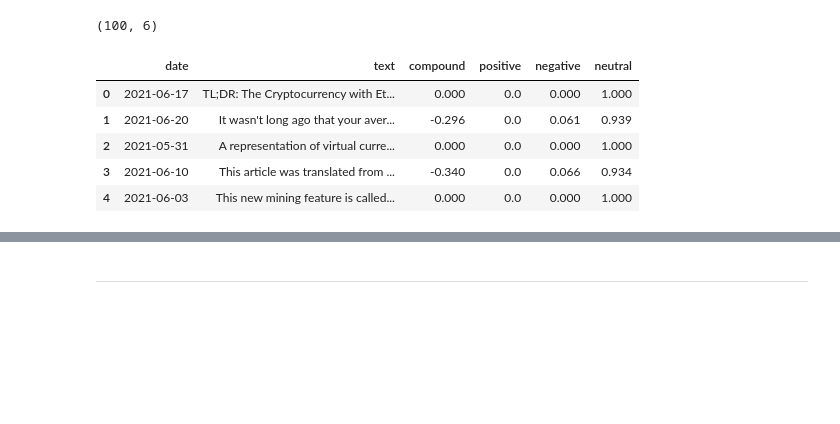
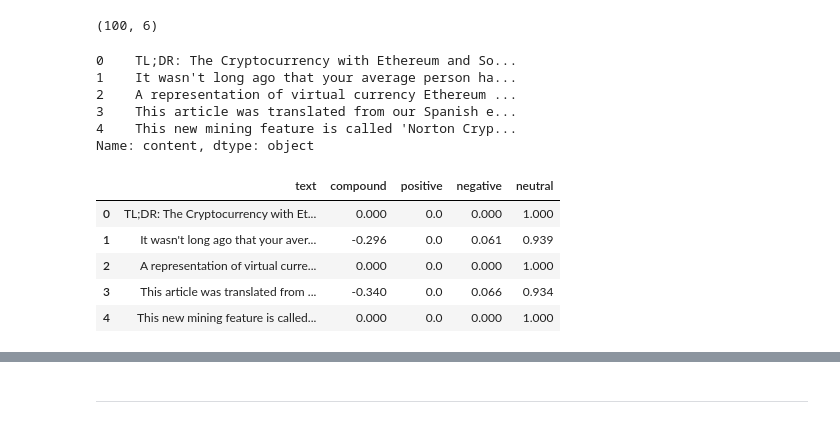
Before and after one commit to Mikhara/Unit_12_Tales-from-Crypto, a Jupyter notebook: homework/Starter_Code/crypto_sentiment.ipynb, the cells around one changed output, grey strips where cells are left out. Drawn from its saved outputs; the diff is of its cells as text; code cells hidden in the pictures; blank space fills up the shorter version.

```diff
--- a/homework/Starter_Code/crypto_sentiment.ipynb
+++ b/homework/Starter_Code/crypto_sentiment.ipynb
@@ -116,48 +131,53 @@ btc_df.head()
 btc_df.shape
 # %% [output]
 (100, 6)
+# %%
+eth_articles['content'].head()
+# %% [output]
+0    TL;DR: The Cryptocurrency with Ethereum and So...
+1    It wasn't long ago that your average person ha...
+2    A representation of virtual currency Ethereum ...
+3    This article was translated from our Spanish e...
+4    This new mining feature is called 'Norton Cryp...
+Name: content, dtype: object
 # %%
 # Create the Ethereum sentiment scores DataFrame
 eth_sentiments = []
 
-for article in eth_articles["articles"]:
-    try:
-        text = article["content"]
-        date = article["publishedAt"][:10]
-        sentiment = analyzer.polarity_scores(text)
-        compound = sentiment["compound"]
-        pos = sentiment["pos"]
-        neu = sentiment["neu"]
-        neg = sentiment["neg"]
+eth_sentiments = []
 
-        eth_sentiments.append({
-            "text": text,
-            "date": date,
-            "compound": compound,
-            "positive": pos,
-            "negative": neg,
-            "neutral": neu
+for content in eth_articles['content']:
+    sentiment = analyzer.polarity_scores(content)
+    compound = sentiment["compound"]
+    pos = sentiment["pos"]
+    neu = sentiment["neu"]
+    neg = sentiment["neg"]
 
-        })
+    eth_sentiments.append({
+        "text": content,
+        #"date": date,
+        "compound": compound,
+        "positive": pos,
+        "negative": neg,
+        "neutral": neu
 
-    except AttributeError:
-        pass
+    })
 # %%
 # Create DataFrame
 eth_df = pd.DataFrame(eth_sentiments)
 
 # Reorder DataFrame columns
-cols = ["date", "text", "compound", "positive", "negative", "neutral"]
+cols = ["text", "compound", "positive", "negative", "neutral"]
 eth_df = eth_df[cols]
 
 eth_df.head()
 # %% [output]
-|  | date | text | compound | positive | negative | neutral |
-| 0 | 2021-06-17 | TL;DR: The Cryptocurrency with Et... | 0.000 | 0.0 | 0.000 | 1.000 |
-| 1 | 2021-06-20 | It wasn't long ago that your aver... | -0.296 | 0.0 | 0.061 | 0.939 |
-| 2 | 2021-05-31 | A representation of virtual curre... | 0.000 | 0.0 | 0.000 | 1.000 |
-| 3 | 2021-06-10 | This article was translated from ... | -0.340 | 0.0 | 0.066 | 0.934 |
-| 4 | 2021-06-03 | This new mining feature is called... | 0.000 | 0.0 | 0.000 | 1.000 |
+|  | text | compound | positive | negative | neutral |
+| 0 | TL;DR: The Cryptocurrency with Et... | 0.000 | 0.0 | 0.000 | 1.000 |
+| 1 | It wasn't long ago that your aver... | -0.296 | 0.0 | 0.061 | 0.939 |
+| 2 | A representation of virtual curre... | 0.000 | 0.0 | 0.000 | 1.000 |
+| 3 | This article was translated from ... | -0.340 | 0.0 | 0.066 | 0.934 |
+| 4 | This new mining feature is called... | 0.000 | 0.0 | 0.000 | 1.000 |
 # %%
 # Describe the Bitcoin Sentiment
 btc_df.describe()
```
Also changed, not shown: parts of 42 cells of this notebook.
